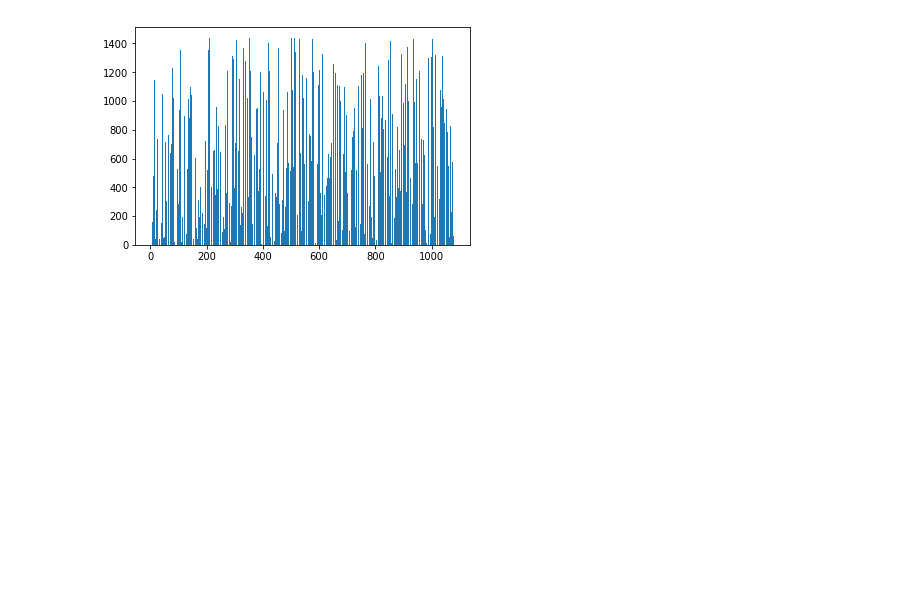
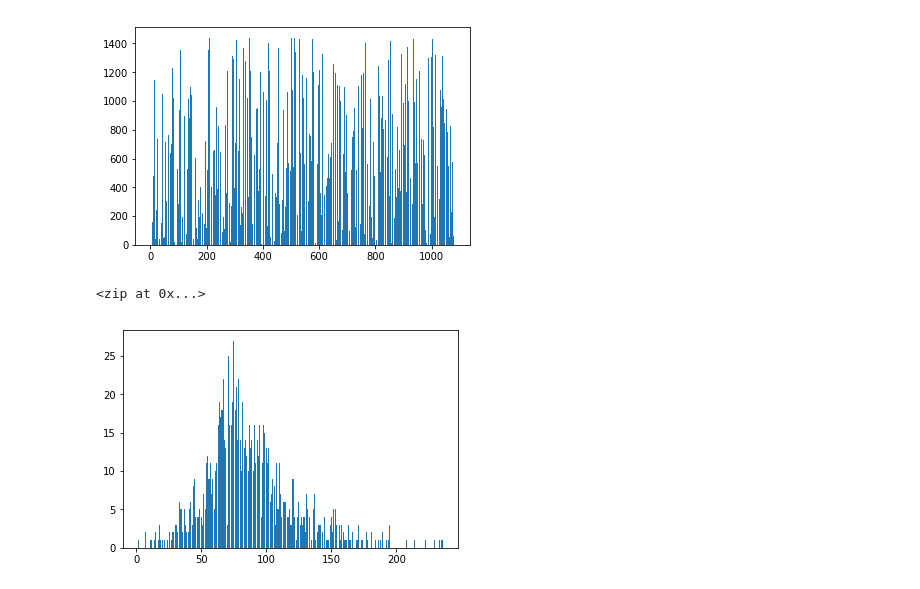
Before and after one commit to michael172849/RL_project, a Jupyter notebook: src/NYC_preprocessing.ipynb, the cells around one changed output. Cells and saved outputs as stored; diff of their text form; code cells hidden in the pictures; blank space fills up the shorter version.

```diff
--- a/NYC_preprocessing.ipynb
+++ b/src/NYC_preprocessing.ipynb
@@ -41,3 +50,5 @@ def getDateTime(utc_time:str):
+# %%
+df['date'] = df['utcTime'].apply(getDate)
 # %%
 df['datetime'] = df['utcTime'].apply(getDateTime)
 # %%
@@ -105,3 +120,22 @@ plt.bar(list(avg_diff.keys()), avg_diff.values())
 plt.show()
 # %% [output]
 [figure]
+# %%
+num_dates = {}
+for user in df['userId']:
+    num_dates[user] = len(pd.DataFrame(df.loc[df['userId'] == user])['date'].unique())
+# %%
+import collections
+cnt = collections.Counter(list(num_dates.values()))
+# %%
+import operator
+sorted_x = sorted(cnt.items(), key=operator.itemgetter(1))
+# %%
+zip(*sorted_x)
+# %% [output]
+<zip at 0x...>
+# %%
+plt.bar(*zip(*sorted_x))
+plt.show()
+# %% [output]
+[figure, added]
```
Also changed, not shown: parts of 5 cells of this notebook, 7 other files.
